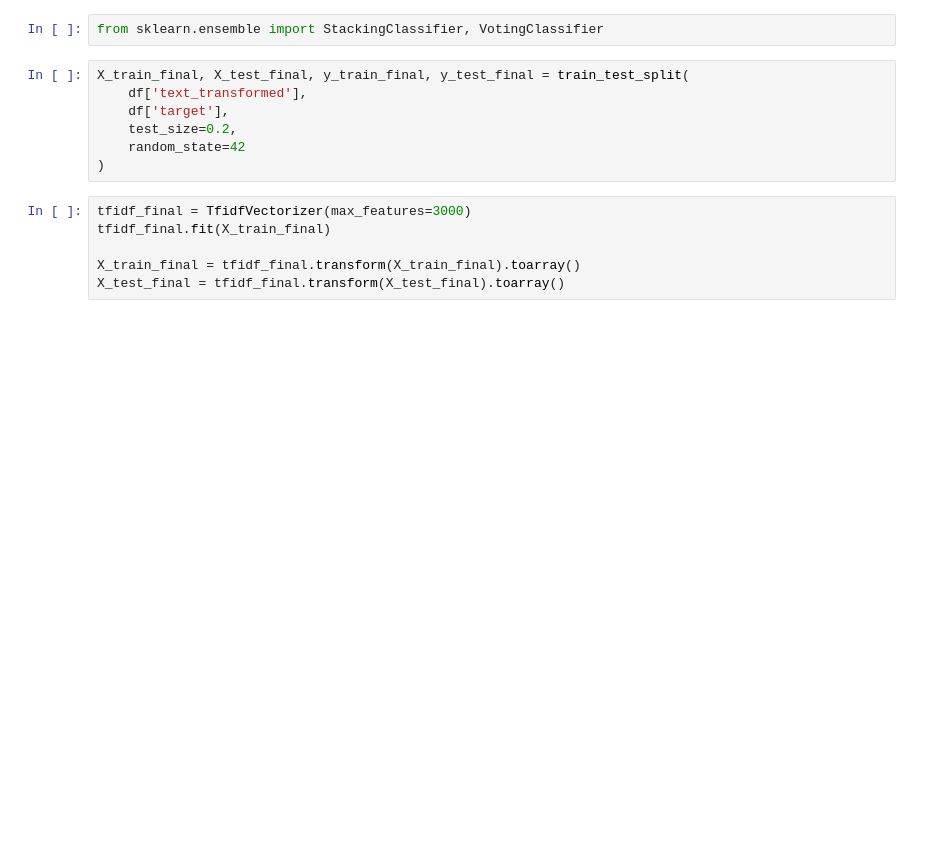
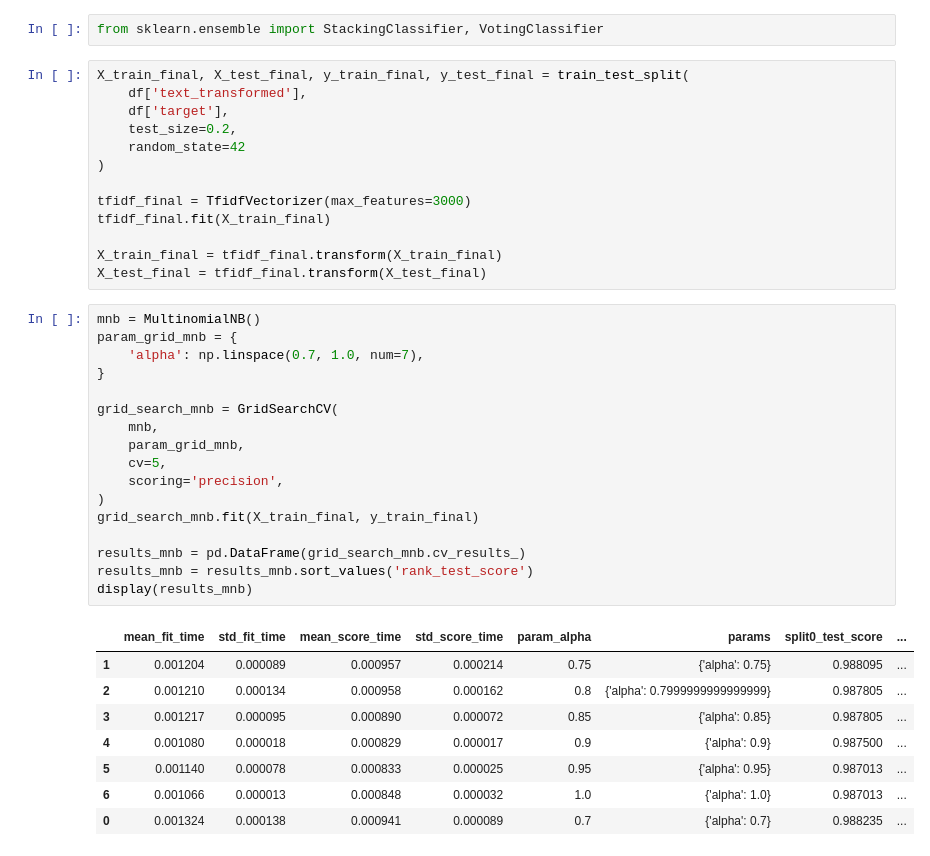
Before and after one commit to ushka1/spam-classifier, a Jupyter notebook: spam-classifier.ipynb, the cells around one changed output. Cells and saved outputs as stored; diff of their text form; blank space fills up the shorter version.

```diff
--- a/spam-classifier.ipynb
+++ b/spam-classifier.ipynb
@@ -768,9 +780,35 @@ X_train_final, X_test_final, y_train_final, y_test_final = train_test_split(
     test_size=0.2,
     random_state=42
 )
+
+tfidf_final = TfidfVectorizer(max_features=3000)
+tfidf_final.fit(X_train_final)
+
+X_train_final = tfidf_final.transform(X_train_final)
+X_test_final = tfidf_final.transform(X_test_final)
-# %%
-tfidf_final = TfidfVectorizer(max_features=3000)
-tfidf_final.fit(X_train_final)
-
-X_train_final = tfidf_final.transform(X_train_final).toarray()
-X_test_final = tfidf_final.transform(X_test_final).toarray()
+# %%
+mnb = MultinomialNB()
+param_grid_mnb = {
+    'alpha': np.linspace(0.7, 1.0, num=7),
+}
+
+grid_search_mnb = GridSearchCV(
+    mnb,
+    param_grid_mnb,
+    cv=5,
+    scoring='precision',
+)
+grid_search_mnb.fit(X_train_final, y_train_final)
+
+results_mnb = pd.DataFrame(grid_search_mnb.cv_results_)
+results_mnb = results_mnb.sort_values('rank_test_score')
+display(results_mnb)
+# %% [output]
+|  | mean_fit_time | std_fit_time | mean_score_time | std_score_time | param_alpha | params | split0_test_score | ... |
+| 1 | 0.001204 | 0.000089 | 0.000957 | 0.000214 | 0.75 | {'alpha': 0.75} | 0.988095 | ... |
+| 2 | 0.001210 | 0.000134 | 0.000958 | 0.000162 | 0.8 | {'alpha': 0.7999999999999999} | 0.987805 | ... |
+| 3 | 0.001217 | 0.000095 | 0.000890 | 0.000072 | 0.85 | {'alpha': 0.85} | 0.987805 | ... |
+| 4 | 0.001080 | 0.000018 | 0.000829 | 0.000017 | 0.9 | {'alpha': 0.9} | 0.987500 | ... |
+| 5 | 0.001140 | 0.000078 | 0.000833 | 0.000025 | 0.95 | {'alpha': 0.95} | 0.987013 | ... |
+| 6 | 0.001066 | 0.000013 | 0.000848 | 0.000032 | 1.0 | {'alpha': 1.0} | 0.987013 | ... |
+| 0 | 0.001324 | 0.000138 | 0.000941 | 0.000089 | 0.7 | {'alpha': 0.7} | 0.988235 | ... |
```
Also changed, not shown: parts of 37 cells of this notebook.
